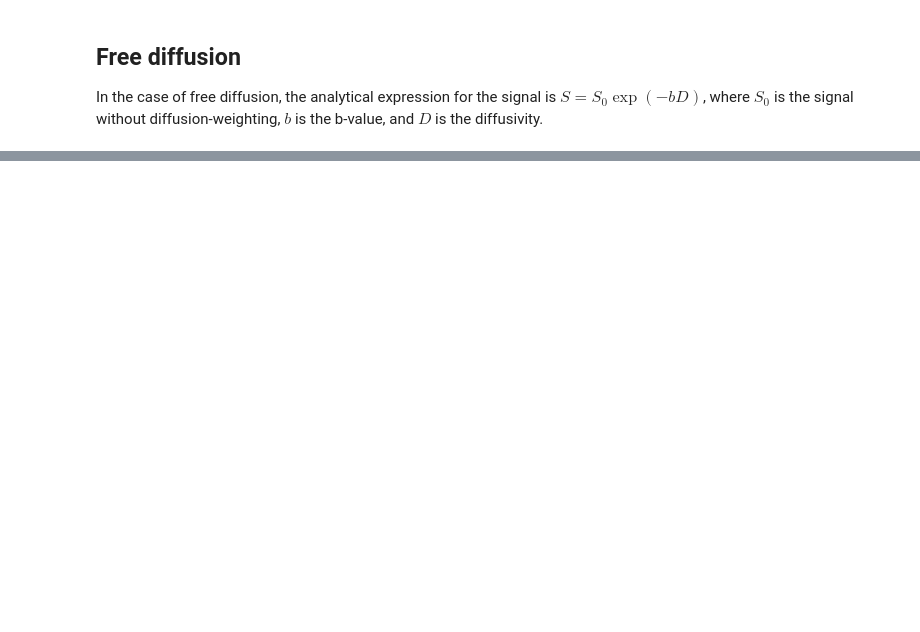
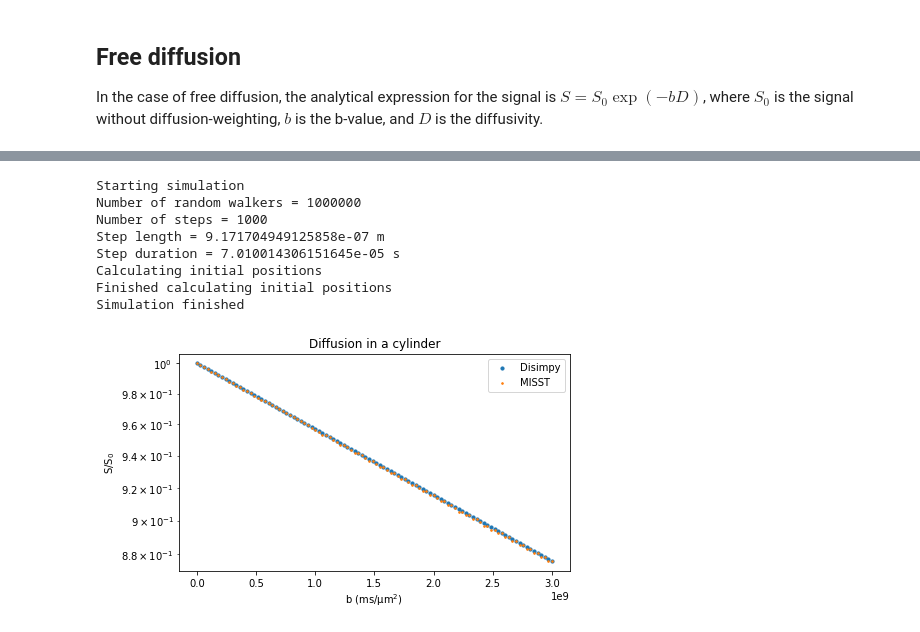
Before and after one commit to kerkelae/disimpy, a Jupyter notebook: docs/source/validation.ipynb, the cells around one changed output, grey strips where cells are left out. Saved outputs shown, nothing was run; the diff lists cells and outputs as text; code cells hidden in the pictures; blank space fills up the shorter version.

```diff
--- a/docs/source/validation.ipynb
+++ b/docs/source/validation.ipynb
@@ -88,0 +98,35 @@ utils.show_mesh(mesh)
+# %%
+# Run the simulation
+
+signals = simulations.simulation(
+    n_walkers, diffusivity, gradient, dt, cylinder_substrate)
+
+
+# Load MISST signals
+
+tests_dir = os.path.join(os.path.dirname(gradients.__file__), 'tests')
+misst_signals = np.loadtxt(os.path.join(tests_dir,
+    'misst_cylinder_signal_smalldelta_30ms_bigdelta_40ms_radius_5um.txt'))
+
+
+# Plot the results
+
+fig, ax = plt.subplots(1, figsize=(7, 4))
+ax.scatter(bs, signals / n_walkers, s=10, marker='o')
+ax.scatter(bs, misst_signals, s=10, marker='.')
+ax.set_xlabel('b (ms/μm$^2$)')
+ax.set_ylabel('S/S$_0$')
+ax.legend(['Disimpy', 'MISST'])
+ax.set_title('Diffusion in a cylinder')
+ax.set_yscale('log')
+plt.show()
+# %% [output]
+Starting simulation
+Number of random walkers = 1000000
+Number of steps = 1000
+Step length = 9.171704949125858e-07 m
+Step duration = 7.010014306151645e-05 s
+Calculating initial positions
+Finished calculating initial positions
+Simulation finished
+[figure, added]
```
Also changed, not shown: parts of 13 cells of this notebook, 38 other files.
